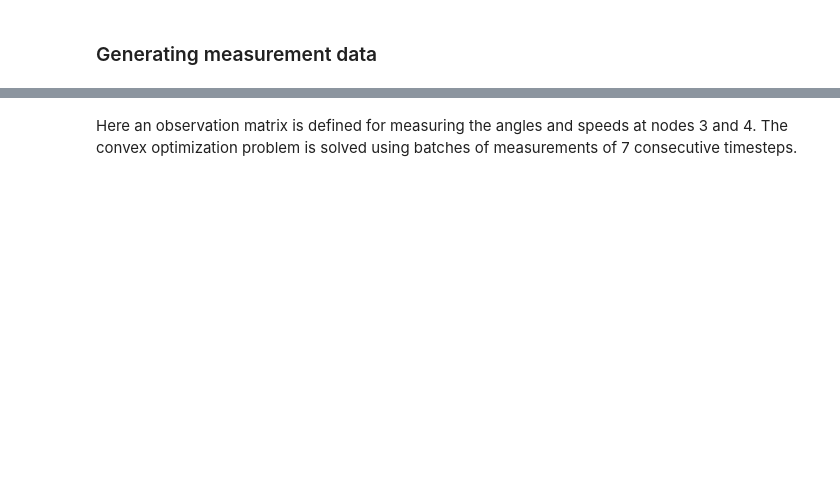
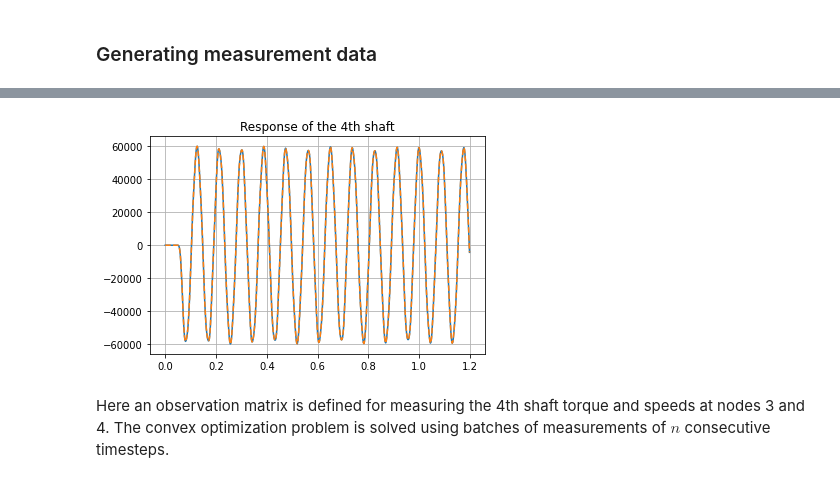
Before and after one commit to urho-h/torque_estimation_masters, a Jupyter notebook: notebooks/test_ikonen_ot.ipynb, the cells around one changed output, grey strips where cells are left out. Cells and saved outputs as stored; diff of their text form; code cells hidden in the pictures; blank space fills up the shorter version.

```diff
--- a/notebooks/test_ikonen_ot.ipynb
+++ b/notebooks/test_ikonen_ot.ipynb
@@ -334,0 +304,15 @@ plt.show()
+# %%
+# Here the assembly is initialized again, as the component parameters are randomized.
+# The system matrices are also constructed again.
+assembly_rand, k_list_rand = propulsion_system_rand()
+A_rand, B_rand = state_matrices(assembly_rand)
+C_rand, D_rand = np.eye(B_rand.shape[0]), np.zeros(B_rand.shape)
+
+trans_rand = X(k_list_rand, ndof)
+trans_inv_rand = trans_rand.T @ np.linalg.inv(trans_rand @ trans_rand.T)
+A_mod_rand = trans_rand @ A_rand @ trans_inv_rand
+#B_mod_rand = np.vstack([B_rand[:,0], B_rand[:,-1]]).T
+#B_mod_rand = np.delete(B_mod_rand, (0), axis=0)
+B_mod_rand = np.delete(B_rand, (0), axis=0)
+C_mod_rand = np.eye(B_mod_rand.shape[0])
+D_mod_rand = np.zeros(B_mod_rand.shape)
@@ -335,3 +339,17 @@ plt.show()
+# %%
+tout_rand, yout_rand, xout_rand = lsim((A_rand, B_rand, C_rand, D_rand), impulse, t)
+
+tout_modded, yout_modded, xout_modded = lsim((A_mod_rand, B_mod_rand, C_mod_rand, D_mod_rand), impulse, t)
+
+torque_meas_rand = k_list_rand[3]*(yout_rand[:,4]-yout_rand[:,3])
+
+plt.plot(tout_rand, torque_meas_rand)
+plt.plot(tout_modded, yout_modded[:,3], '--')
+plt.grid()
+plt.title("Response of the 4th shaft")
+plt.show()
+# %% [output]
+[figure, added]
 # %%
 def construct_measurement(n, y):
     '''
@@ -345,4 +364,4 @@ def construct_measurement(n, y):
     return measurement
 # %% [markdown]
-Here an observation matrix is defined for measuring the angles and speeds at nodes 3 and 4. The convex optimization problem is solved using batches of measurements of 7 consecutive timesteps.
+Here an observation matrix is defined for measuring the 4th shaft torque and speeds at nodes 3 and 4. The convex optimization problem is solved using batches of measurements of $n$ consecutive timesteps.
 # %%
```
Also changed, not shown: parts of 27 cells of this notebook.
